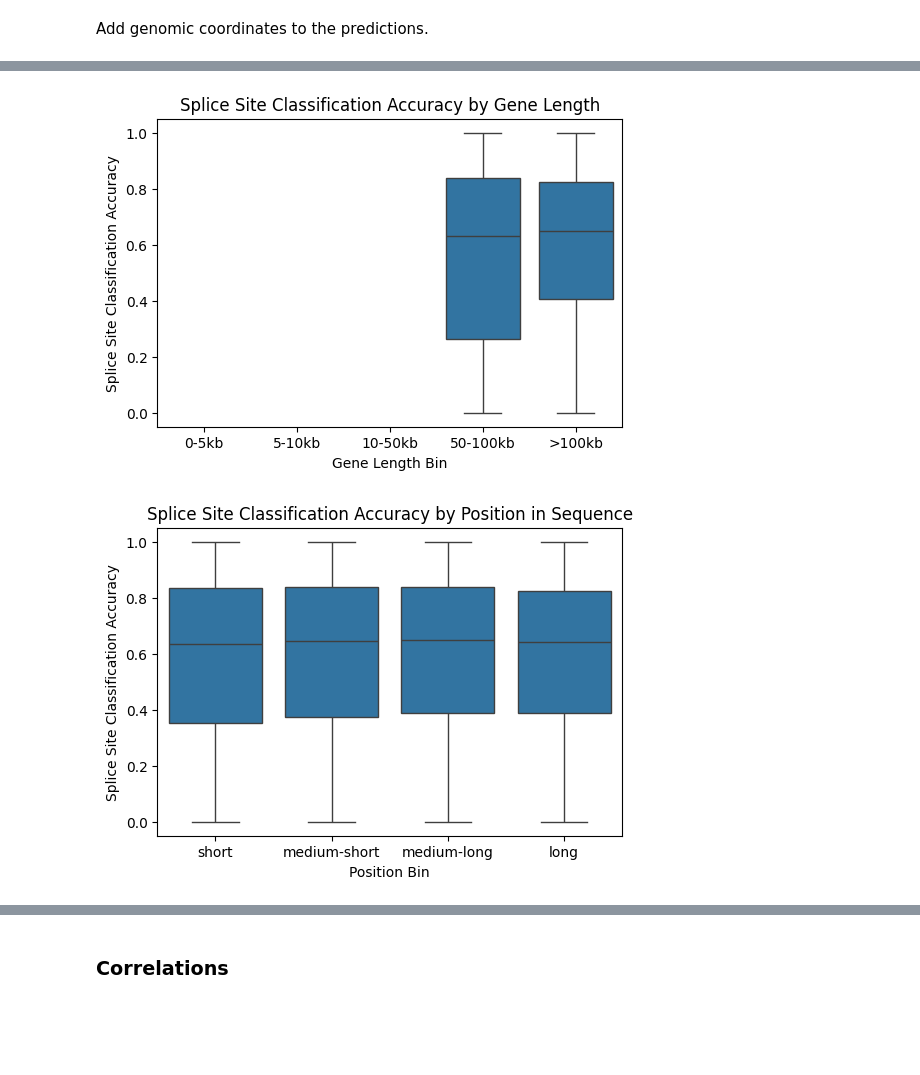
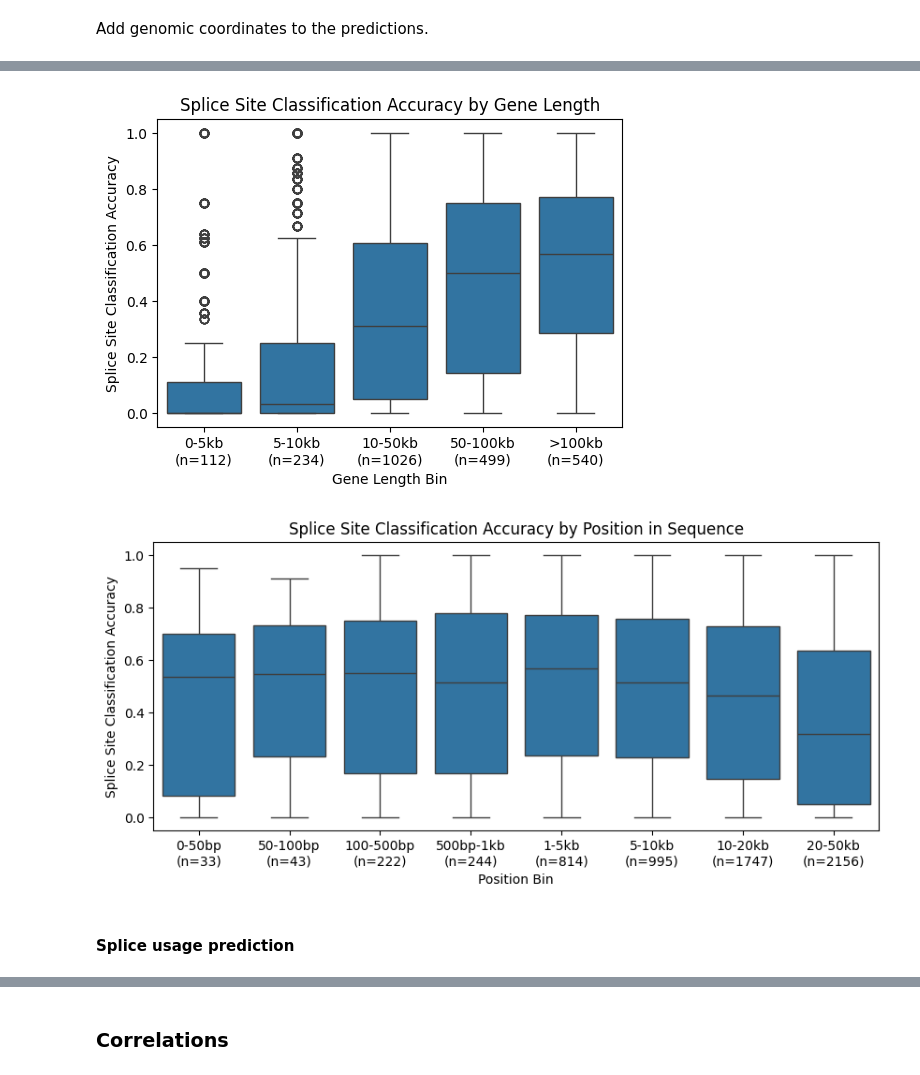
Before and after one commit to anamariaelek/alphagenome, a Jupyter notebook: notebooks/splicing_test.ipynb, the cells around one changed output, grey strips where cells are left out. Drawn from its saved outputs; the diff is of its cells as text; code cells hidden in the pictures; blank space fills up the shorter version.

```diff
--- a/notebooks/splicing_test.ipynb
+++ b/notebooks/splicing_test.ipynb
@@ -1053,7 +1068,10 @@ Plotting SSE density...
 # %% [markdown]
 Load genomic coord info for samples in the batches of test data
 # %%
-model_dir = "/home/elek/sds/sd17d003/Anamaria/alphagenome_pytorch/adult_mouse_human_50kb"
+import os
+import pandas as pd
+
+model_dir = "/home/elek/sds/sd17d003/Anamaria/alphagenome_pytorch/full_50kb/mouse_human"
 preds_dir = os.path.join(model_dir, "predictions")
 batch_map_fn = os.path.join(preds_dir, "batch_sample_mapping.csv")
 batch_map_df = pd.read_csv(batch_map_fn)
@@ -1308,10 +1323,10 @@ preds_splice_ann
 # %%
-# add gene length to final_df
-final_splice_df = preds_splice_ann.merge(
+# add gene length to predictions
+preds_splice_ann_df = preds_splice_ann.merge(
     genes_bed[['gene_id', 'gene_length']],
     on='gene_id',
     how='left'
 )
-final_splice_df
+preds_splice_ann_df
 # %% [output]
 |  | organism | sample_idx | batch_sample_idx | position | label | pred_0 | pred_1 | pred_2 | pred_3 | ... |
@@ -1402,0 +1345,10 @@ plt.show()
+# %%
+# calculate accuracy of splice site classification for each gene
+preds_splice_ann_df['splice_site_correct'] = preds_splice_ann_df['label'] == preds_splice_ann_df['pred_label']
+gene_acc = preds_splice_ann_df.groupby('gene_id')['splice_site_correct'].mean().reset_index(name='splice_site_accuracy')
+preds_splice_ann_df = preds_splice_ann_df.merge(
+    gene_acc,
+    on='gene_id',
+    how='left'
+)
+preds_splice_ann_df
@@ -1403,28 +1369,40 @@ plt.show()
 # %%
+import numpy as np
 import matplotlib.pyplot as plt
 import seaborn as sns
 
 #plot accuracy boxplots per gene binned by gene length
-final_splice_df['gene_length_bin'] = pd.cut(final_splice_df['gene_length'], bins=[0, 5e3, 10e3, 50e3, 100e3, np.inf], labels=['0-5kb', '5-10kb', '10-50kb', '50-100kb', '>100kb'])
+preds_splice_ann_df['gene_length_bin'] = pd.cut(preds_splice_ann_df['gene_length'], bins=[0, 5e3, 10e3, 50e3, 100e3, np.inf], labels=['0-5kb', '5-10kb', '10-50kb', '50-100kb', '>100kb'])
 plt.figure(figsize=(6, 4))
-sns.boxplot(x='gene_length_bin', y='splice_site_accuracy', data=final_splice_df)
+sns.boxplot(x='gene_length_bin', y='splice_site_accuracy', data=preds_splice_ann_df)
 plt.xlabel('Gene Length Bin')
 plt.ylabel('Splice Site Classification Accuracy')
 plt.title('Splice Site Classification Accuracy by Gene Length')
+plt.ylim(-0.05, 1.05)
+#add n=number of genes in each bin to x-axis labels
+bin_counts = preds_splice_ann_df.groupby('gene_length_bin')['gene_id'].nunique()
+new_labels = [f"{bin}\n(n={bin_counts[bin]})" for bin in preds_splice_ann_df['gene_length_bin'].cat.categories]
+plt.xticks(ticks=range(len(new_labels)), labels=new_labels)
 plt.show()
 # %% [output]
-[figure, old version]
+[figure, new version]
 # %%
 import matplotlib.pyplot as plt
 import seaborn as sns
 
 #plot accuracy boxplots per gene binned by position in the sequence
-final_splice_df['gene_length_bin'] = pd.qcut(final_splice_df['position'], q=4, labels=['short', 'medium-short', 'medium-long', 'long'])
-plt.figure(figsize=(6, 4))
-sns.boxplot(x='gene_length_bin', y='splice_site_accuracy', data=final_splice_df)
+preds_splice_ann_df['position_bin'] = pd.cut(preds_splice_ann_df['position'], bins=[0, 50, 1e2, 5e2, 1e3, 5e3, 10e3, 20e3, 50e3], labels=['0-50bp', '50-100bp', '100-500bp', '500bp-1kb', '1-5kb', '5-10kb', '10-20kb', '20-50kb'])
+plt.figure(figsize=(10, 4))
+sns.boxplot(x='position_bin', y='splice_site_accuracy', data=preds_splice_ann_df)
 plt.xlabel('Position Bin')
 plt.ylabel('Splice Site Classification Accuracy')
 plt.title('Splice Site Classification Accuracy by Position in Sequence')
+#add n=number of genes in each bin to x-axis labels
+bin_counts = preds_splice_ann_df.groupby('position_bin')['gene_id'].nunique()
+new_labels = [f"{bin}\n(n={bin_counts[bin]})" for bin in preds_splice_ann_df['position_bin'].cat.categories]
+plt.xticks(ticks=range(len(new_labels)), labels=new_labels)
 plt.show()
 # %% [output]
-[figure, old version]
+[figure, new version]
+# %% [markdown]
+#### Splice usage prediction
```
Also changed, not shown: parts of 60 cells of this notebook, 18 other files.
